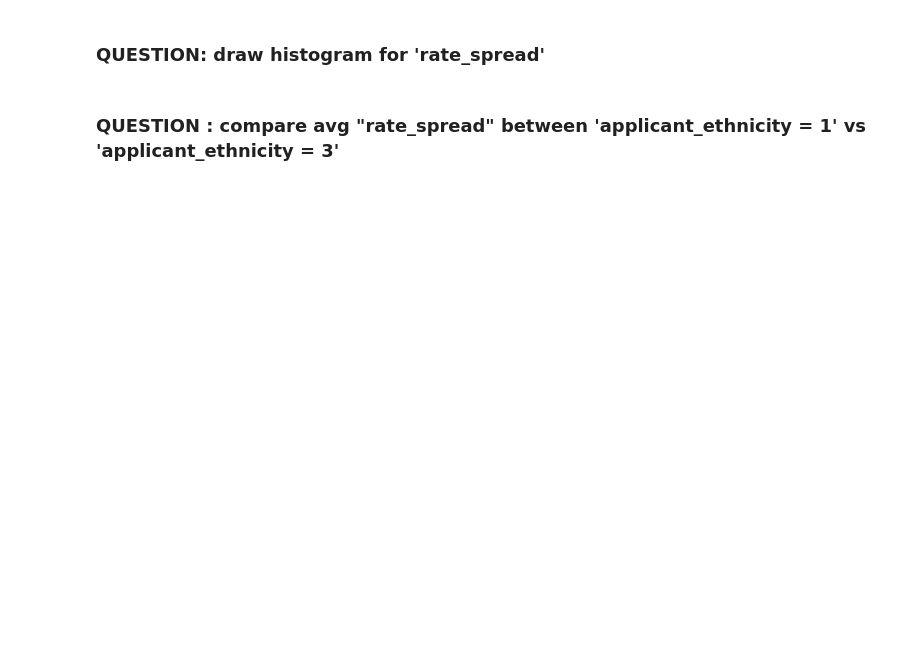
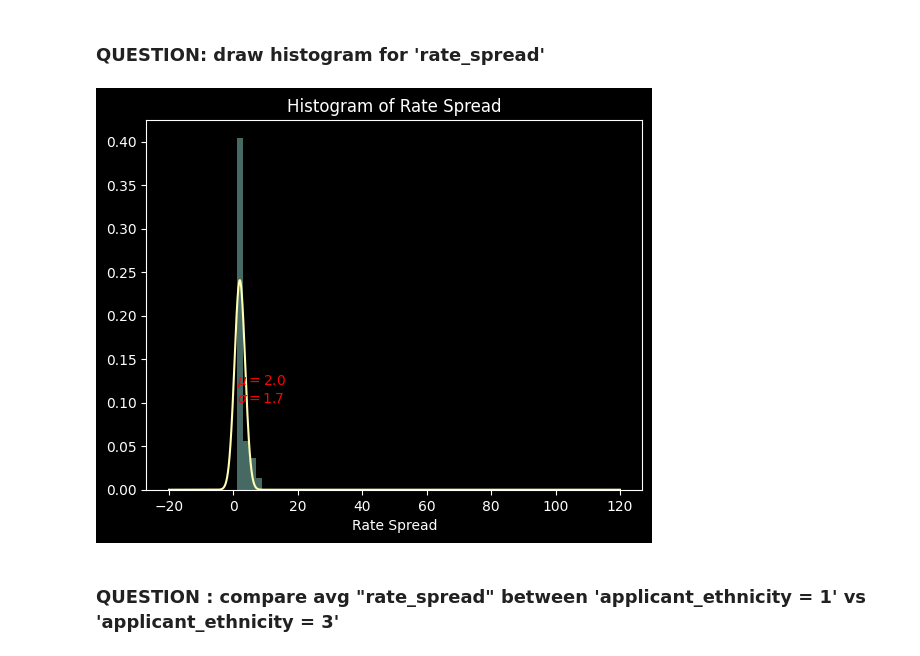
Before and after one commit to cenk-ersoy/MPP_DataScience, a Jupyter notebook: predicting_mortgage_rates_FINAL.ipynb, the cells around one changed output. Cells and saved outputs as stored; diff of their text form; code cells hidden in the pictures; blank space fills up the shorter version.

```diff
--- a/predicting_mortgage_rates_FINAL.ipynb
+++ b/predicting_mortgage_rates_FINAL.ipynb
@@ -121,3 +255,7 @@ plot_histogram(train, num_cols)
+# %%
+plot_histogram_with_overlay(train['rate_spread'], "Rate Spread", True)
+# %% [output]
+[figure, added]
 # %% [markdown]
 ### QUESTION : compare avg "rate_spread" between 'applicant_ethnicity = 1' vs 'applicant_ethnicity = 3'
 # %%
```
Also changed, not shown: parts of 175 cells of this notebook, 5 other files.
